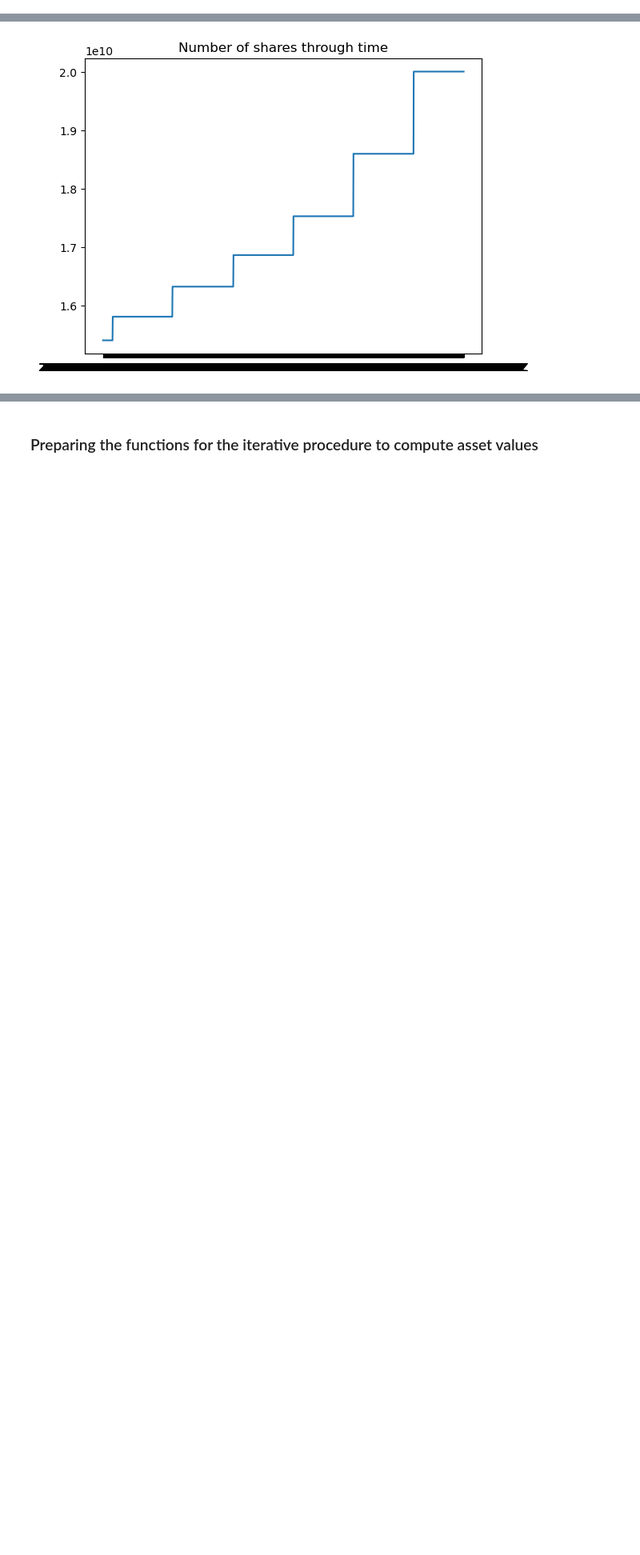
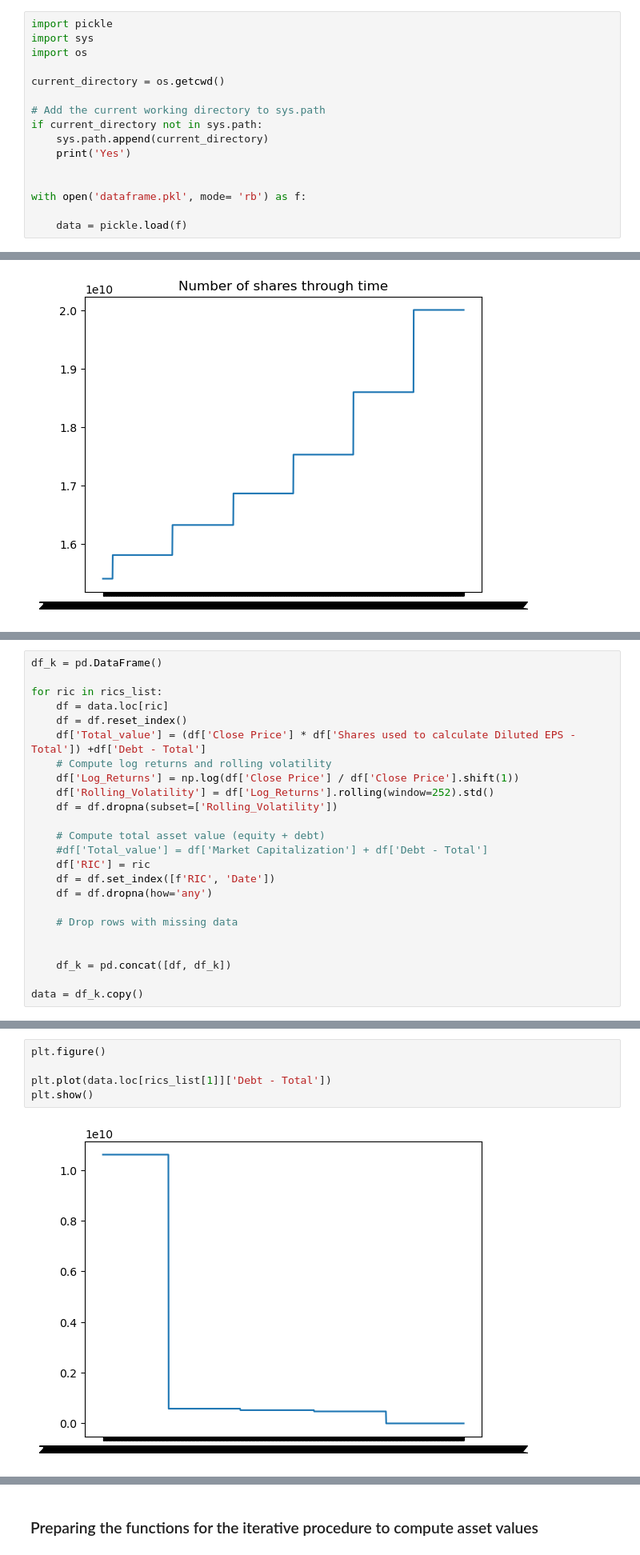
Before and after one commit to francescomazzolin/stochastic-finance-project, a Jupyter notebook: main.ipynb, the cells around one changed output, grey strips where cells are left out. Shown at 80% size. Drawn from its saved outputs; the diff is of its cells as text; blank space fills up the shorter version.

```diff
--- a/main.ipynb
+++ b/main.ipynb
@@ -80,6 +96,22 @@ rics_list = ['AAPL.O', 'META.O']
 # %%
 data = get_financial_data(rics_list, fields,
                           start_date, end_date)
+# %%
+import pickle
+import sys
+import os
+
+current_directory = os.getcwd()
+
+# Add the current working directory to sys.path
+if current_directory not in sys.path:
+    sys.path.append(current_directory)
+    print('Yes')
+
+
+with open('dataframe.pkl', mode= 'rb') as f:
+
+    data = pickle.load(f)
 # %%
 #Checks on single stocks
 print(data.loc['AAPL.O'].head())
@@ -116,0 +151,24 @@ plt.show()
+# %%
+df_k = pd.DataFrame()
+
+for ric in rics_list:
+    df = data.loc[ric]
+    df = df.reset_index()
+    df['Total_value'] = (df['Close Price'] * df['Shares used to calculate Diluted EPS - Total']) +df['Debt - Total']
+    # Compute log returns and rolling volatility
+    df['Log_Returns'] = np.log(df['Close Price'] / df['Close Price'].shift(1))
+    df['Rolling_Volatility'] = df['Log_Returns'].rolling(window=252).std()
+    df = df.dropna(subset=['Rolling_Volatility'])
+
+    # Compute total asset value (equity + debt)
+    #df['Total_value'] = df['Market Capitalization'] + df['Debt - Total']
+    df['RIC'] = ric
+    df = df.set_index([f'RIC', 'Date'])
+    df = df.dropna(how='any')
+
+    # Drop rows with missing data
+
+
+    df_k = pd.concat([df, df_k])
+
+data = df_k.copy()
@@ -116,0 +187,7 @@ plt.show()
+# %%
+plt.figure()
+
+plt.plot(data.loc[rics_list[1]]['Debt - Total'])
+plt.show()
+# %% [output]
+[figure, added]
```
Also changed, not shown: parts of 18 cells of this notebook, 2 other files.
